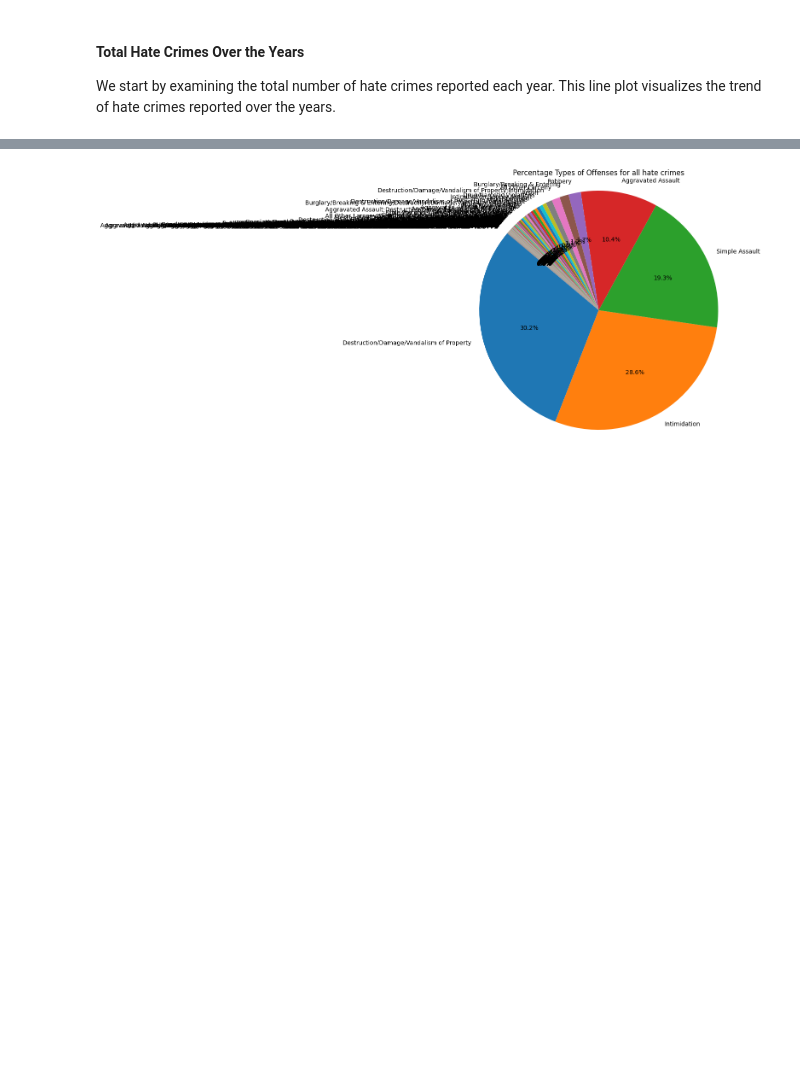
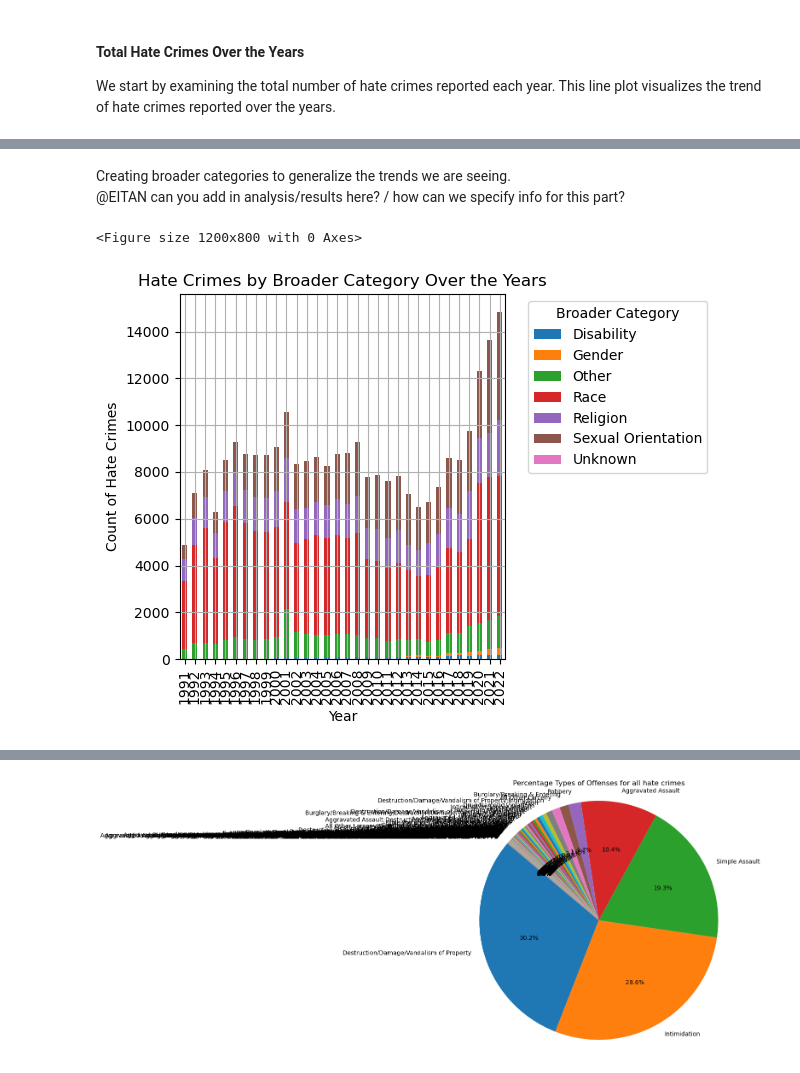
Before and after one commit to e-sider/cmsc320-final, a Jupyter notebook: newer_final_tutorial.ipynb, the cells around one changed output, grey strips where cells are left out. Saved outputs shown, nothing was run; the diff lists cells and outputs as text; code cells hidden in the pictures; blank space fills up the shorter version.

```diff
--- a/newer_final_tutorial.ipynb
+++ b/newer_final_tutorial.ipynb
@@ -200,0 +221,45 @@ plt.show()
+# %% [markdown]
+Creating broader categories to generalize the trends we are seeing.
+@EITAN can you add in analysis/results here? / how can we specify info for this part?
+# %%
+# Convert data to DataFrame (replace this with your actual DataFrame)
+
+# Mapping dictionary to categorize bias types into broader categories
+category_mapping = {
+    'Race': ['Anti-Black or African American', 'Anti-American Indian or Alaska Native', 'Anti-Asian', 'Anti-Multiple Races, Group', 'Anti-Native Hawaiian or Other Pacific Islander', 'Anti-White'],
+    'Religion': ['Anti-Buddhist', 'Anti-Catholic', 'Anti-Eastern Orthodox (Russian, Greek, Other)', 'Anti-Hindu', 'Anti-Islamic (Muslim)', 'Anti-Jehovah\'s Witness', 'Anti-Jewish', 'Anti-Mormon', 'Anti-Multiple Religions, Group', 'Anti-Other Christian', 'Anti-Other Religion', 'Anti-Protestant', 'Anti-Sikh'],
+    'Gender': ['Anti-Female', 'Anti-Male', 'Anti-Gender Non-Conforming'],
+    'Sexual Orientation': ['Anti-Bisexual', 'Anti-Gay (Male)', 'Anti-Heterosexual', 'Anti-Lesbian (Female)', 'Anti-Lesbian, Gay, Bisexual, or Transgender (Mixed Group)', 'Anti-Transgender'],
+    'Disability': ['Anti-Mental Disability', 'Anti-Physical Disability'],
+    'Unknown' : ['Unknown (offender\'s motivation not known)']
+}
+
+# Function to map each bias type to its broader category
+def map_to_category(bias_type):
+    for category, types in category_mapping.items():
+        if bias_type in types:
+            return category
+    return 'Other'  # If bias type does not match any category, assign it to 'Other'
+
+# Map each bias type to its broader category
+crime_counts['category'] = crime_counts['bias_desc'].apply(map_to_category)
+
+# Aggregate hate crime counts based on broader categories
+category_counts = crime_counts.groupby(['data_year', 'category'])['count_of_crimes'].sum().reset_index()
+
+# Pivot table for plotting
+pivot_table = category_counts.pivot(index='data_year', columns='category', values='count_of_crimes')
+
+# Plotting
+plt.figure(figsize=(12, 8))
+pivot_table.plot(kind='bar', stacked=True)
+plt.title('Hate Crimes by Broader Category Over the Years')
+plt.xlabel('Year')
+plt.ylabel('Count of Hate Crimes')
+plt.legend(title='Broader Category', bbox_to_anchor=(1.05, 1), loc='upper left')
+plt.grid(True)
+plt.tight_layout()
+plt.show()
+# %% [output]
+<Figure size 1200x800 with 0 Axes>
+[figure, added]
```
Also changed, not shown: parts of 27 cells of this notebook.
